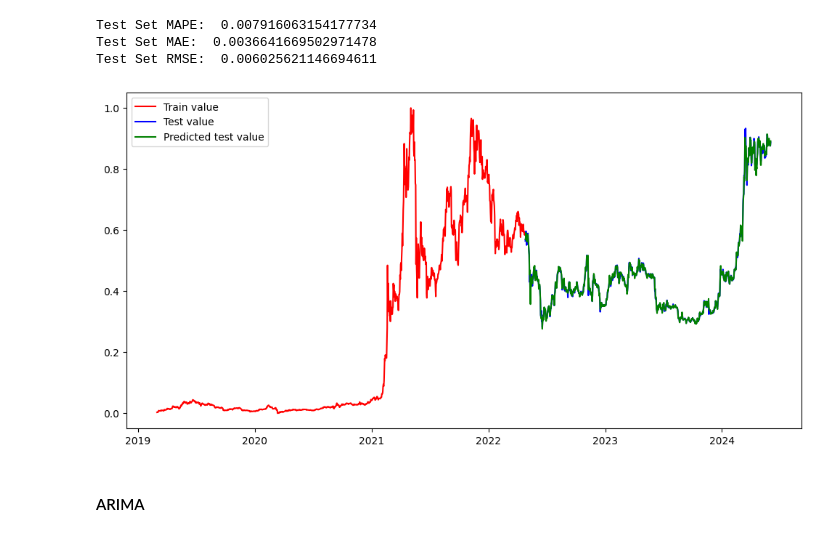
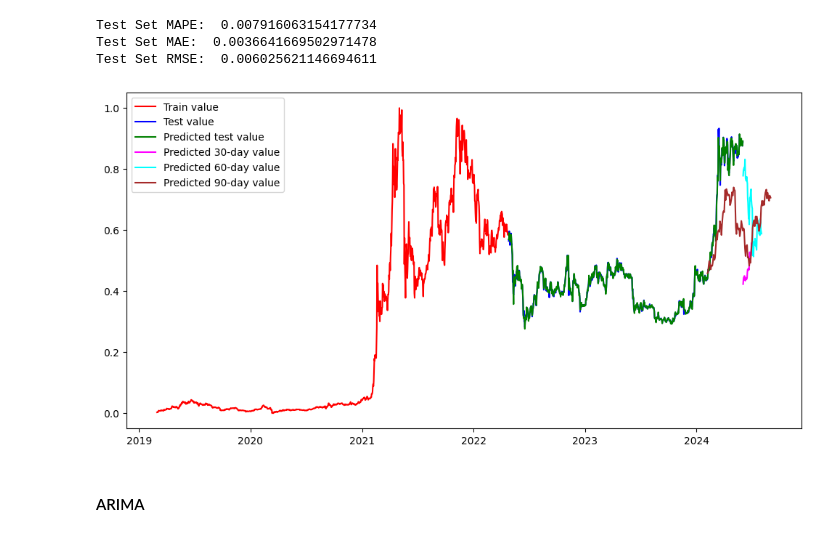
Before and after one commit to vmhoang1703/IS403-Project-Group13, a Jupyter notebook: Binance/BNB(64).ipynb, the cells around one changed output. Cells and saved outputs as stored; diff of their text form; code cells hidden in the pictures.

```diff
--- a/Binance/BNB(64).ipynb
+++ b/Binance/BNB(64).ipynb
@@ -215,9 +238,15 @@ plt.show()
 scaler = MinMaxScaler(feature_range=(0, 1))
 train_df_scaled = scaler.fit_transform(train_df)
 test_df_scaled = scaler.transform(test_df)
+df_30_scaled = scaler.transform(df_30)
+df_60_scaled = scaler.transform(df_60)
+df_90_scaled = scaler.transform(df_90)
 
 train_df_scaled = pd.DataFrame(train_df_scaled, index=train_df.index, columns=train_df.columns)
 test_df_scaled = pd.DataFrame(test_df_scaled, index=test_df.index, columns=test_df.columns)
+df_30_scaled = pd.DataFrame(df_30_scaled,index =df_30.index,columns=df_30.columns)
+df_60_scaled = pd.DataFrame(df_60_scaled,index =df_60.index,columns=df_60.columns)
+df_90_scaled = pd.DataFrame(df_90_scaled,index =df_90.index,columns=df_90.columns)
 # %%
 print('train_df_scaled shape: ',train_df_scaled.shape)
 print('test_df_scaled shape: ',test_df_scaled.shape)
@@ -234,3 +269,12 @@ y_train = train_df_scaled[target]
 
 X_test = test_df_scaled.drop(columns=target).values
 y_test = test_df_scaled[target]
+
+X_30_scaled = df_30_scaled.drop(columns=target).values
+y_30_scaled = df_30_scaled[target]
+
+X_60_scaled = df_60_scaled.drop(columns=target).values
+y_60_scaled = df_60_scaled[target]
+
+X_90_scaled = df_90_scaled.drop(columns=target).values
+y_90_scaled = df_90_scaled[target]
@@ -238,13 +308,26 @@ y_test = test_df_scaled[target]
 ### Model Training
 # %% [markdown]
 #### Linear Regression
+# %%
+X_train_lr = X_train
+y_train_lr = y_train
+
+X_test_lr  = X_test
+y_test_lr = y_test
+
+X_30_lr = X_30_scaled
+X_60_lr = X_60_scaled
+X_90_lr = X_90_scaled
 # %%
 # Train Linear Regression model
 model = LinearRegression()
-model.fit(X_train, y_train)
+model.fit(X_train_lr, y_train_lr)
 
 # Make predictions
-y_pred_test_lr = model.predict(X_test)
+y_pred_test_lr = model.predict(X_test_lr)
+pred_30_lr = model.predict(X_30_lr)
+pred_60_lr = model.predict(X_60_lr)
+pred_90_lr = model.predict(X_90_lr)
 # %% [markdown]
 ##### Evaluate Linear Regression
 # %%
@@ -263,11 +346,14 @@ Test Set RMSE:  0.006025621146694611
 # %%
 plt.figure(figsize=(12, 6))
 plt.plot(pd.DataFrame(y_train).index.to_list(),pd.DataFrame(y_train),color='red',label='Train value')
 plt.plot(pd.DataFrame(y_test).index.to_list(), pd.DataFrame(y_test), color='blue', label='Test value')
 plt.plot(pd.DataFrame(y_test).index.to_list(), pd.DataFrame(y_pred_test_lr.reshape(-1)), color='g', label='Predicted test value')
+plt.plot(pd.DataFrame(y_30_scaled).index.to_list(),pd.DataFrame(pred_30_lr.reshape(-1)),color='magenta', label='Predicted 30-day value')
+plt.plot(pd.DataFrame(y_60_scaled).index.to_list(), pd.DataFrame(pred_60_lr.reshape(-1)), color='cyan', label='Predicted 60-day value')
+plt.plot(pd.DataFrame(y_90_scaled).index.to_list(), pd.DataFrame(pred_90_lr.reshape(-1)), color='brown', label='Predicted 90-day value')
 plt.legend()
 plt.show()
 # %% [output]
-[figure, old version]
+[figure, new version]
 # %% [markdown]
 #### ARIMA
```
Also changed, not shown: parts of 26 cells of this notebook.
